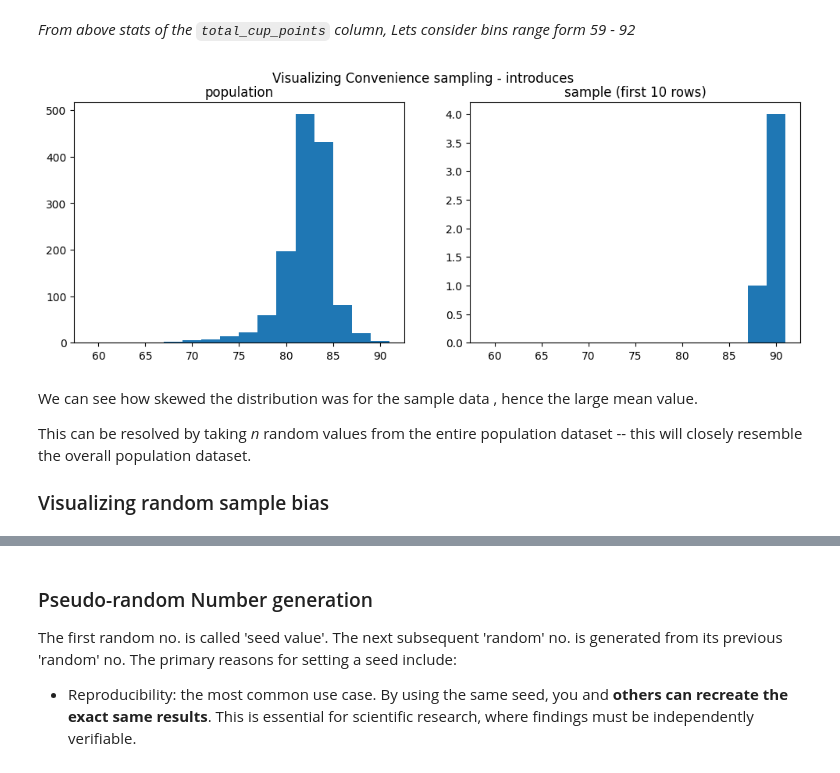
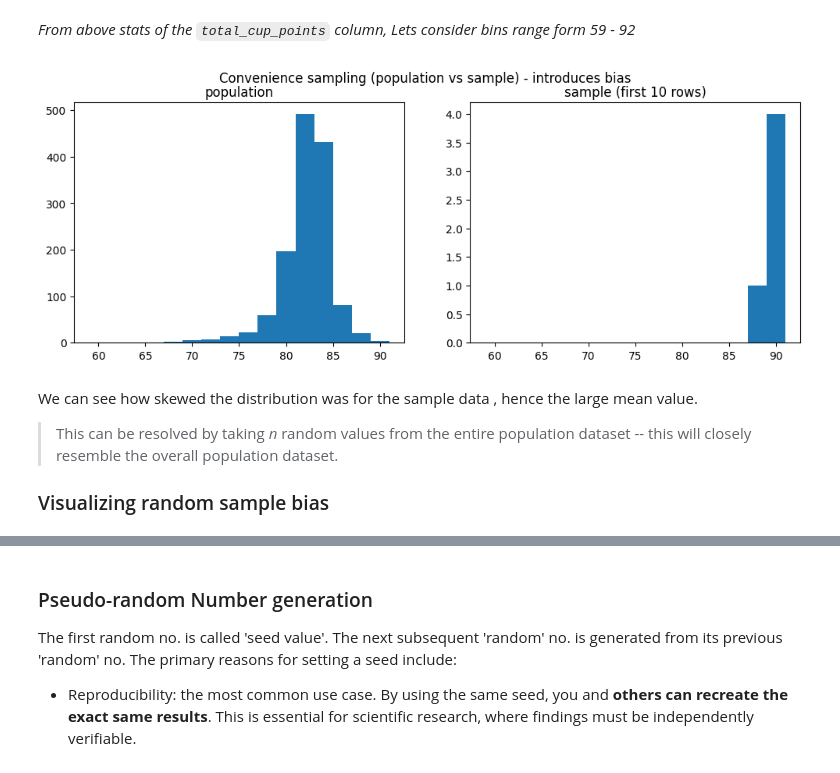
Before and after one commit to abhijeet-bhambere/python-ml-trail, a Jupyter notebook: sampling-in-python.ipynb, the cells around one changed output, grey strips where cells are left out. Cells and saved outputs as stored; diff of their text form; code cells hidden in the pictures.

```diff
--- a/sampling-in-python.ipynb
+++ b/sampling-in-python.ipynb
@@ -92,19 +92,19 @@ _From above stats of the `total_cup_points` column, Lets consider bins range for
 # %%
 fig, (ax1, ax2) = plt.subplots(1,2, figsize=(12,4))
 ax1.hist(data = coffee_df , x="total_cup_points" , bins=np.arange(59,92,2))
 ax1.set_title("population")
 
 ax2.hist(data = coffee_df.head() , x="total_cup_points", bins=np.arange(59,92,2))
 ax2.set_title("sample (first 10 rows)")
 
-fig.suptitle("Visualizing Convenience sampling - introduces ")
+fig.suptitle("Convenience sampling (population vs sample) - introduces bias")
 plt.show()
 # %% [output]
-[figure, old version]
+[figure, new version]
 # %% [markdown]
 We can see how skewed the distribution was for the sample data , hence the large mean value.
 
-This can be resolved by taking _n_ random values from the entire population dataset -- this will closely resemble the overall population dataset.
+>This can be resolved by taking _n_ random values from the entire population dataset -- this will closely resemble the overall population dataset.
 
 ### Visualizing random sample bias
 # %%
```
Also changed, not shown: parts of 25 cells of this notebook.
